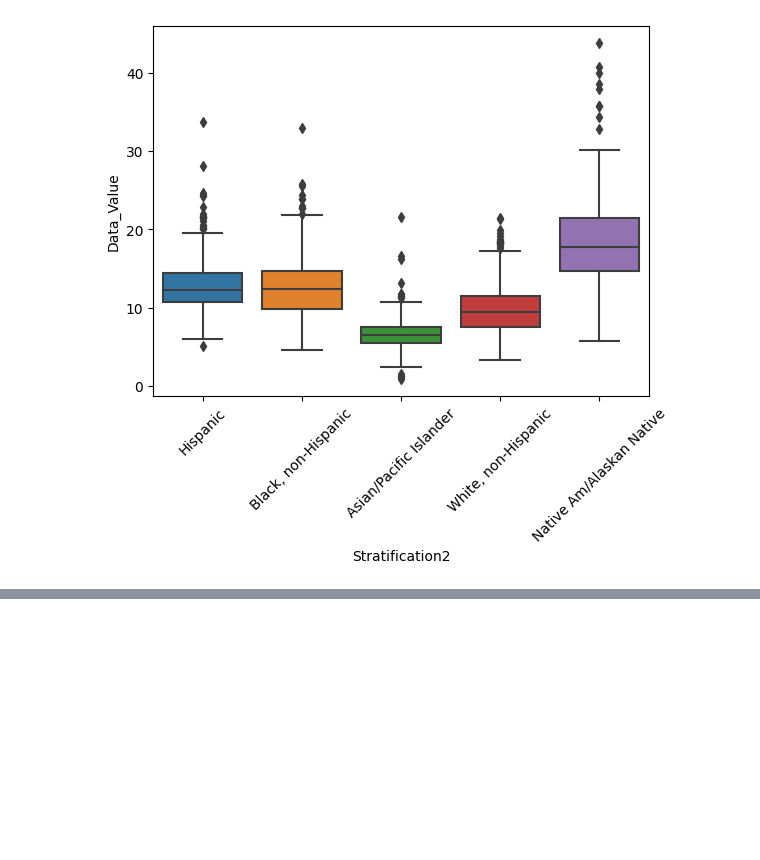
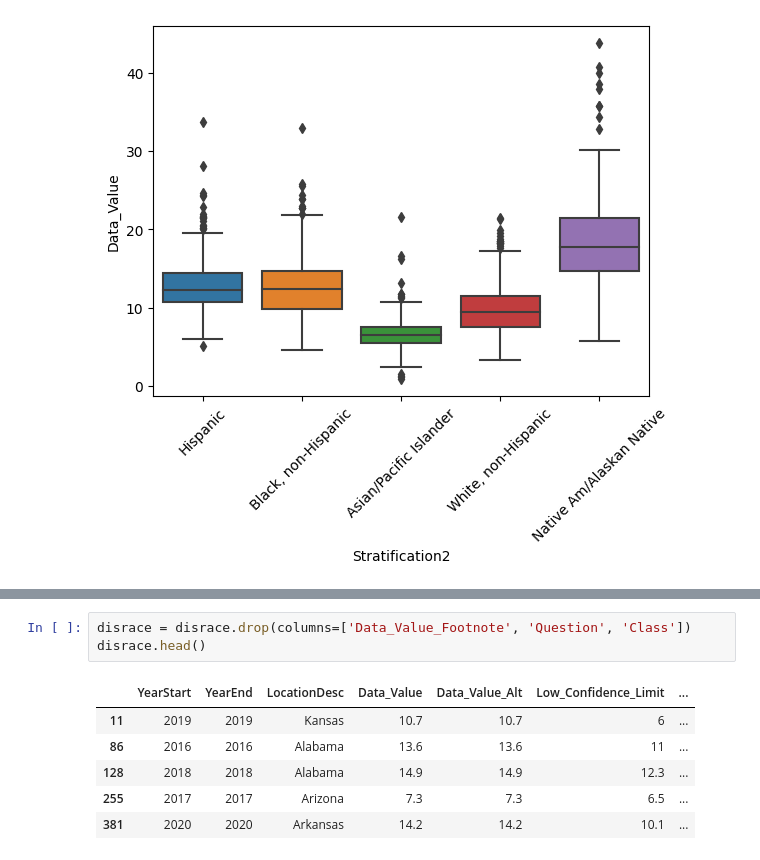
Before and after one commit to blakedshull/Project-4, a Jupyter notebook: Datacleaning.ipynb, the cells around one changed output, grey strips where cells are left out. Saved outputs shown, nothing was run; the diff lists cells and outputs as text; blank space fills up the shorter version.

```diff
--- a/Datacleaning.ipynb
+++ b/Datacleaning.ipynb
@@ -435,0 +531,10 @@ plt.xticks(rotation = 45)
+# %%
+disrace = disrace.drop(columns=['Data_Value_Footnote', 'Question', 'Class'])
+disrace.head()
+# %% [output]
+|  | YearStart | YearEnd | LocationDesc | Data_Value | Data_Value_Alt | Low_Confidence_Limit | ... |
+| 11 | 2019 | 2019 | Kansas | 10.7 | 10.7 | 6 | ... |
+| 86 | 2016 | 2016 | Alabama | 13.6 | 13.6 | 11 | ... |
+| 128 | 2018 | 2018 | Alabama | 14.9 | 14.9 | 12.3 | ... |
+| 255 | 2017 | 2017 | Arizona | 7.3 | 7.3 | 6.5 | ... |
+| 381 | 2020 | 2020 | Arkansas | 14.2 | 14.2 | 10.1 | ... |
```
Also changed, not shown: parts of 14 cells of this notebook.
